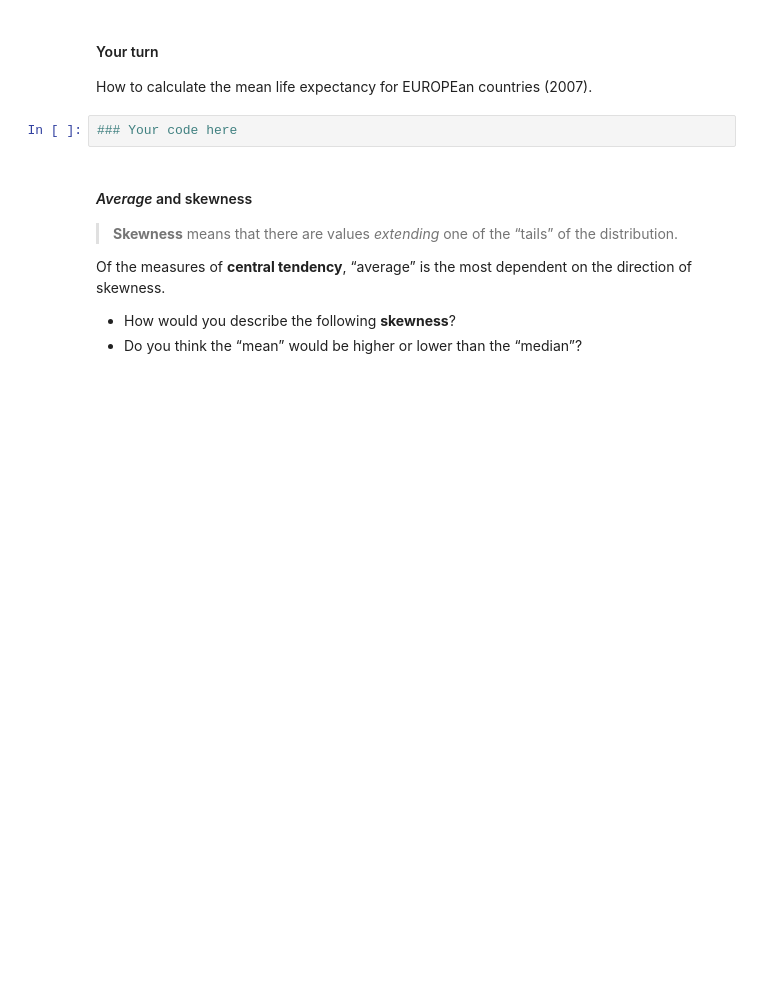
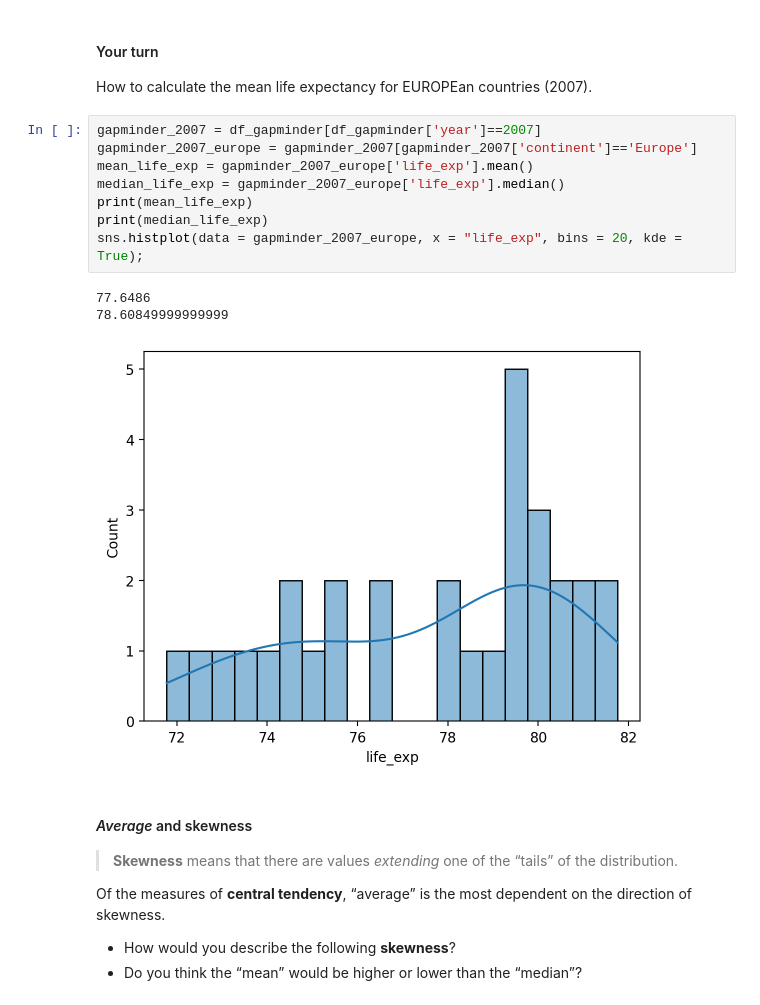
Before and after one commit to PawelNecel05/ds2025, a Jupyter notebook: Exercise8.ipynb, the cells around one changed output. Drawn from its saved outputs; the diff is of its cells as text; blank space fills up the shorter version.

```diff
--- a/Exercise8.ipynb
+++ b/Exercise8.ipynb
@@ -259,7 +259,17 @@ np.float64(59.474439366197174)
 
 How to calculate the mean life expectancy for EUROPEan countries (2007).
 # %%
-### Your code here
+gapminder_2007 = df_gapminder[df_gapminder['year']==2007]
+gapminder_2007_europe = gapminder_2007[gapminder_2007['continent']=='Europe']
+mean_life_exp = gapminder_2007_europe['life_exp'].mean()
+median_life_exp = gapminder_2007_europe['life_exp'].median()
+print(mean_life_exp)
+print(median_life_exp)
+sns.histplot(data = gapminder_2007_europe, x = "life_exp", bins = 20, kde = True);
+# %% [output]
+77.6486
+78.60849999999999
+[figure, added]
 # %% [markdown]
 #### *Average* and skewness
 
```
Also changed, not shown: parts of 5 cells of this notebook.
